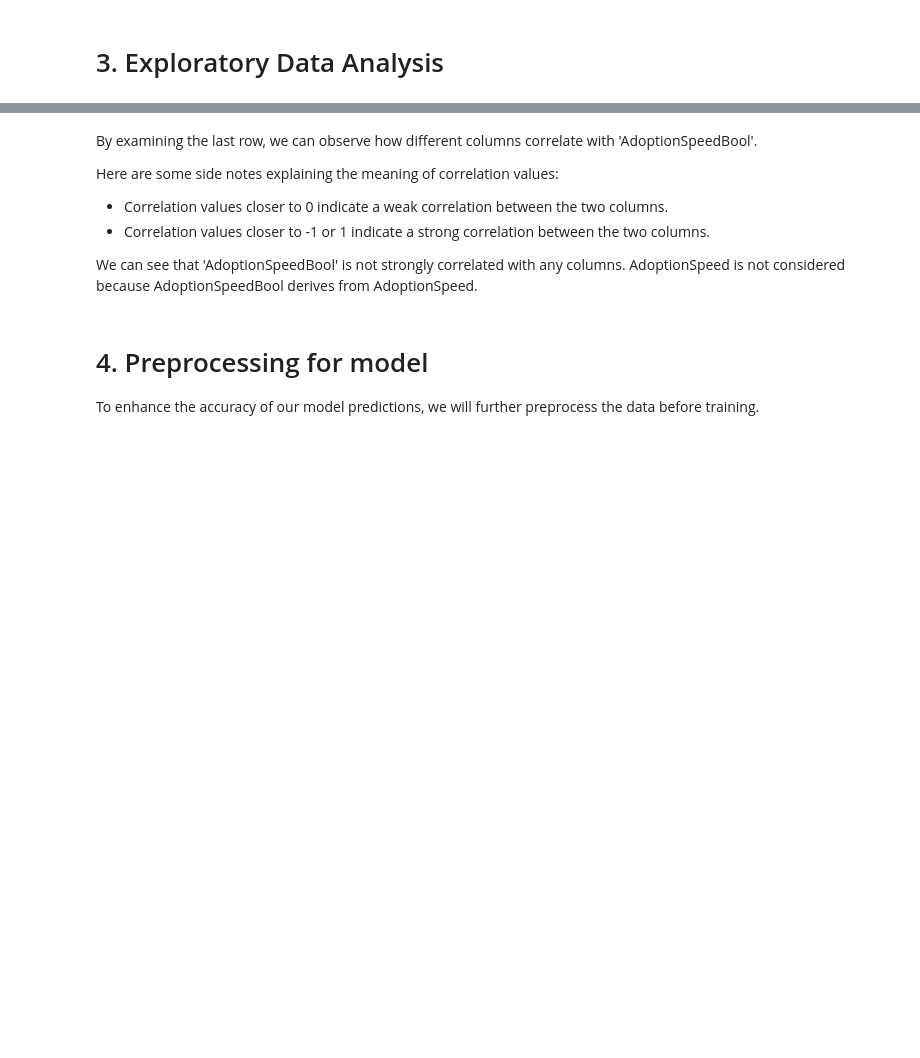
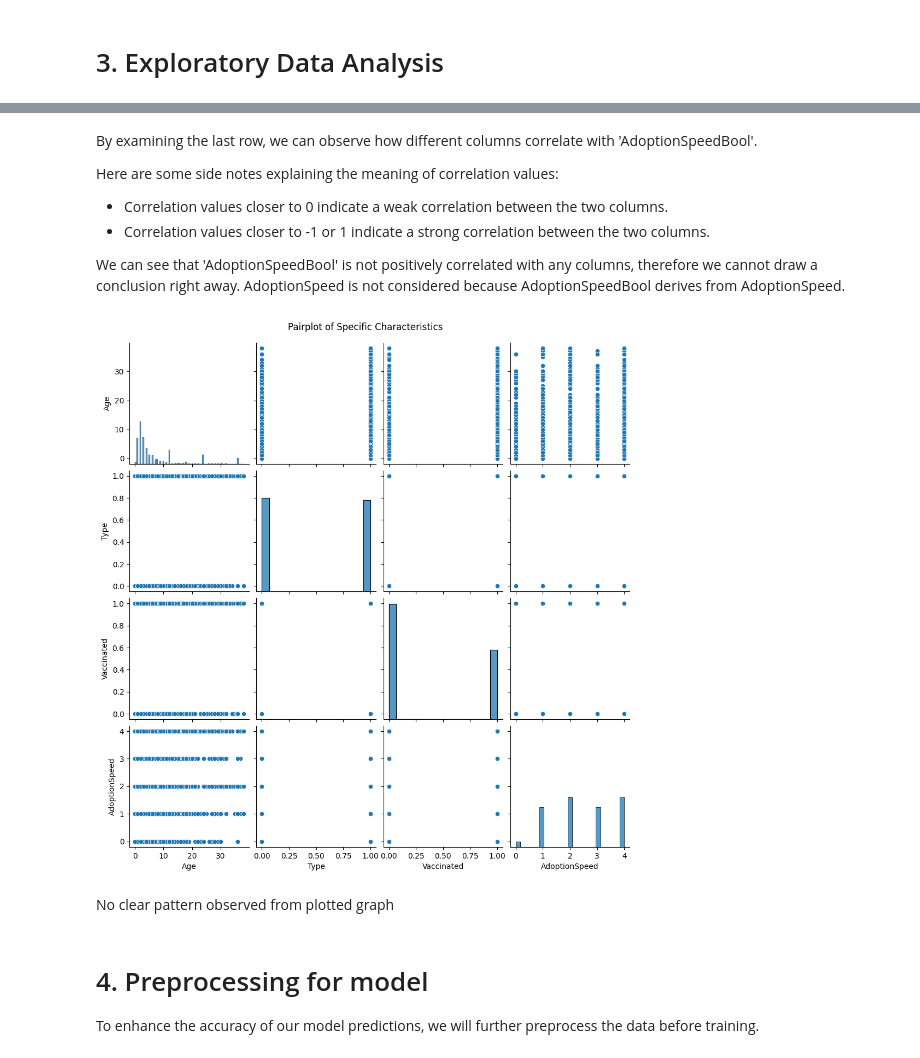
Before and after one commit to Kearskill/meow, a Jupyter notebook: XGBoost.ipynb, the cells around one changed output, grey strips where cells are left out. Drawn from its saved outputs; the diff is of its cells as text; code cells hidden in the pictures; blank space fills up the shorter version.

```diff
--- a/XGBoost.ipynb
+++ b/XGBoost.ipynb
@@ -339,7 +345,26 @@ Here are some side notes explaining the meaning of correlation values:
 - Correlation values closer to 0 indicate a weak correlation between the two columns.
 - Correlation values closer to -1 or 1 indicate a strong correlation between the two columns.
 
-We can see that 'AdoptionSpeedBool' is not strongly correlated with any columns. AdoptionSpeed is not considered because AdoptionSpeedBool derives from AdoptionSpeed.
+We can see that 'AdoptionSpeedBool' is not positively correlated with any columns, therefore we cannot draw a conclusion right away. AdoptionSpeed is not considered because AdoptionSpeedBool derives from AdoptionSpeed.
+# %%
+import seaborn as sns
+import matplotlib.pyplot as plt
+
+# Select specific characteristics
+columns_of_interest = ['Age', 'Type', 'Vaccinated', 'AdoptionSpeed']
+
+# Create a pairplot
+sns.pairplot(df[columns_of_interest])
+
+# Add a title
+plt.suptitle('Pairplot of Specific Characteristics', y=1.02)
+
+# Show the plot
+plt.show()
+# %% [output]
+[figure, added]
+# %% [markdown]
+No clear pattern observed from plotted graph
 # %% [markdown]
 # 4. Preprocessing for model
 
```
Also changed, not shown: parts of 12 cells of this notebook.
